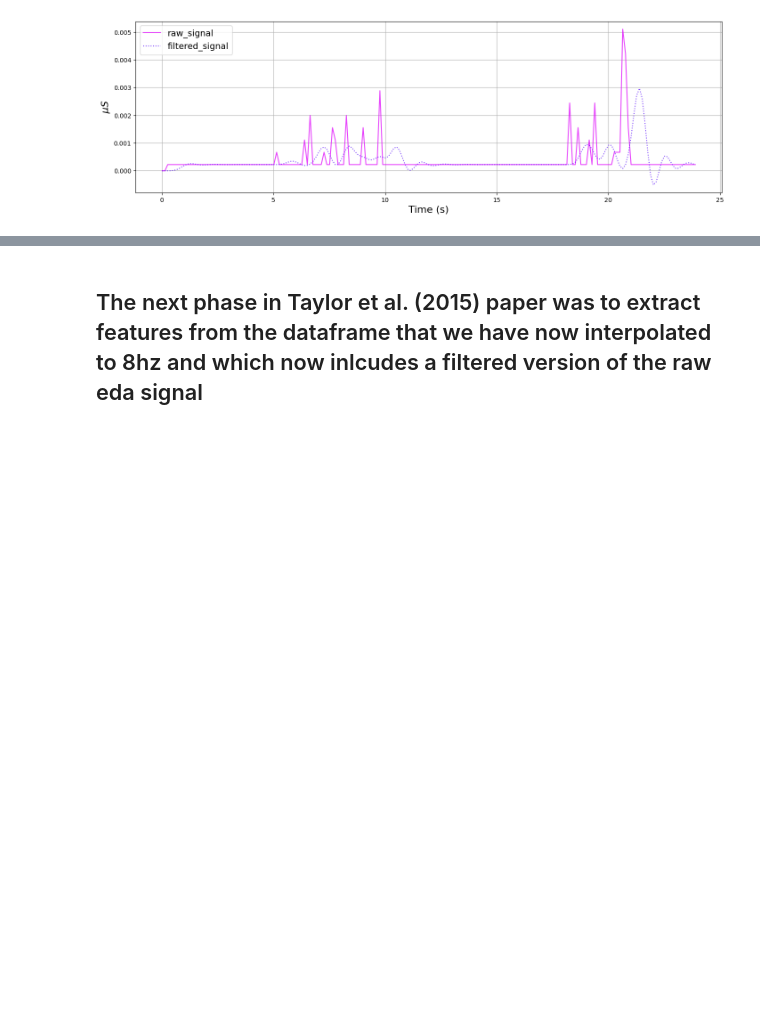
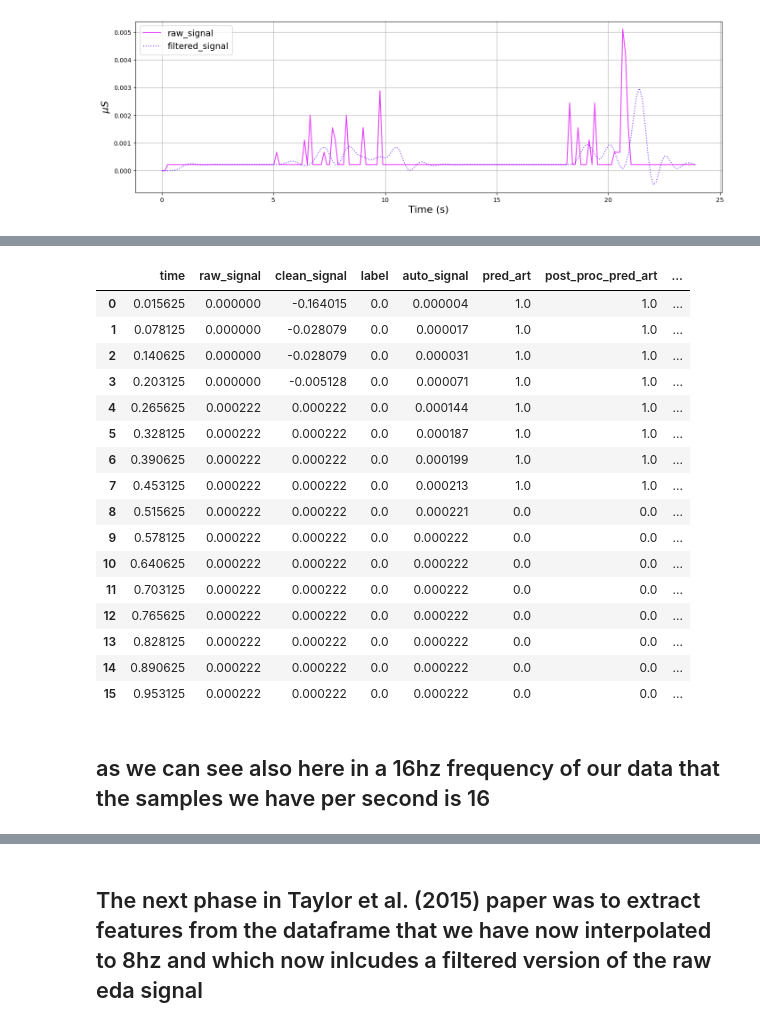
Before and after one commit to 08Aristodemus24/thesis-writing-1, a Jupyter notebook: eda-signal-classifier/experiementation.ipynb, the cells around one changed output, grey strips where cells are left out. Cells and saved outputs as stored; diff of their text form; code cells hidden in the pictures; blank space fills up the shorter version.

```diff
--- a/eda-signal-classifier/experiementation.ipynb
+++ b/eda-signal-classifier/experiementation.ipynb
@@ -673,0 +732,22 @@ view_time_frame(new_akakip_eda_df_8hz,
+# %%
+new_akakip_eda_df_16hz[0:16]
+# %% [output]
+|  | time | raw_signal | clean_signal | label | auto_signal | pred_art | post_proc_pred_art | ... |
+| 0 | 0.015625 | 0.000000 | -0.164015 | 0.0 | 0.000004 | 1.0 | 1.0 | ... |
+| 1 | 0.078125 | 0.000000 | -0.028079 | 0.0 | 0.000017 | 1.0 | 1.0 | ... |
+| 2 | 0.140625 | 0.000000 | -0.028079 | 0.0 | 0.000031 | 1.0 | 1.0 | ... |
+| 3 | 0.203125 | 0.000000 | -0.005128 | 0.0 | 0.000071 | 1.0 | 1.0 | ... |
+| 4 | 0.265625 | 0.000222 | 0.000222 | 0.0 | 0.000144 | 1.0 | 1.0 | ... |
+| 5 | 0.328125 | 0.000222 | 0.000222 | 0.0 | 0.000187 | 1.0 | 1.0 | ... |
+| 6 | 0.390625 | 0.000222 | 0.000222 | 0.0 | 0.000199 | 1.0 | 1.0 | ... |
+| 7 | 0.453125 | 0.000222 | 0.000222 | 0.0 | 0.000213 | 1.0 | 1.0 | ... |
+| 8 | 0.515625 | 0.000222 | 0.000222 | 0.0 | 0.000221 | 0.0 | 0.0 | ... |
+| 9 | 0.578125 | 0.000222 | 0.000222 | 0.0 | 0.000222 | 0.0 | 0.0 | ... |
+| 10 | 0.640625 | 0.000222 | 0.000222 | 0.0 | 0.000222 | 0.0 | 0.0 | ... |
+| 11 | 0.703125 | 0.000222 | 0.000222 | 0.0 | 0.000222 | 0.0 | 0.0 | ... |
+| 12 | 0.765625 | 0.000222 | 0.000222 | 0.0 | 0.000222 | 0.0 | 0.0 | ... |
+| 13 | 0.828125 | 0.000222 | 0.000222 | 0.0 | 0.000222 | 0.0 | 0.0 | ... |
+| 14 | 0.890625 | 0.000222 | 0.000222 | 0.0 | 0.000222 | 0.0 | 0.0 | ... |
+| 15 | 0.953125 | 0.000222 | 0.000222 | 0.0 | 0.000222 | 0.0 | 0.0 | ... |
+# %% [markdown]
+## as we can see also here in a 16hz frequency of our data that the samples we have per second is 16
```
Also changed, not shown: parts of 45 cells of this notebook.
